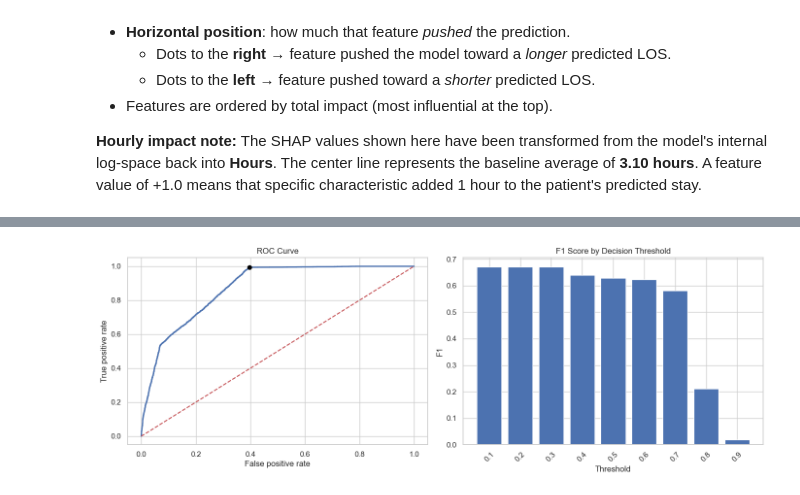
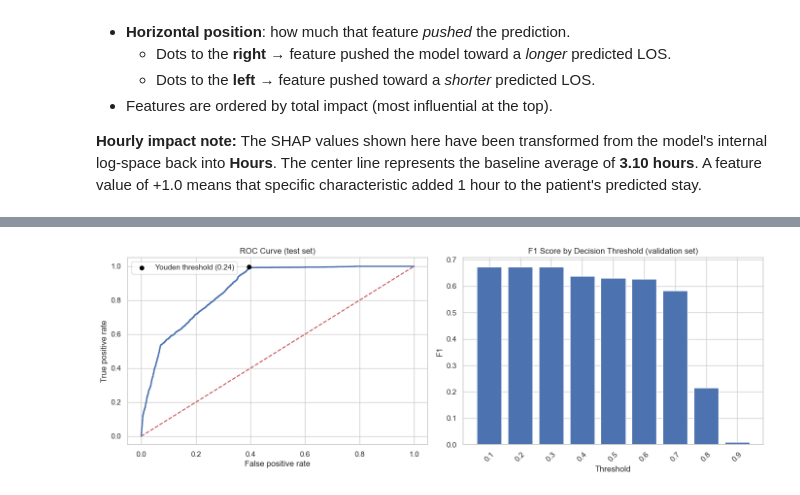
Before and after one commit to dsAlessandro/Emergency-Department-Acuity-Prediction, a Jupyter notebook: length_of_stay_pipeline.ipynb, the cells around one changed output, grey strips where cells are left out. Cells and saved outputs as stored; diff of their text form; code cells hidden in the pictures.

```diff
--- a/length_of_stay_pipeline.ipynb
+++ b/length_of_stay_pipeline.ipynb
@@ -600,7 +600,7 @@ def split_and_engineer_features(X, y, classification=False):
   return X_train, X_val, y_train, y_val, new_cols
 # %%
 X_train_regression, X_val_regression, y_train_regression, y_val_regression, new_cols_regression = split_and_engineer_features(X, y_regression)
-X_train_classification, X_val_classification, y_train_classification, y_val_classification, new_cols_classification = split_and_engineer_features(X, y_classification, classification=True)
+X_train_classification, X_val_test_classification, y_train_classification, y_val_test_classification, new_cols_classification = split_and_engineer_features(X, y_classification, classification=True)
 
 updated_preprocessor = ColumnTransformer([
     ("ord",     OrdinalEncoder(categories=[age_order, mental_order]),
@@ -630,7 +630,11 @@ classification_model = Pipeline([
     ("classifier", classifier)
 ])
 
-prediction_threshold = 0.35
+# Split the validation test for classification into two halves: one for threshold tuning, one held-out for final reporting.
+X_val_classification, X_test_classification, y_val_classification, y_test_classification = train_test_split(
+    X_val_test_classification, y_val_test_classification,
+    test_size=0.5, random_state=RANDOM_STATE, stratify=y_val_test_classification
+)
 # %% [output]
 Features: 62 raw → 102 after engineering (40 added)
 Added: ['pain_not_recorded', 'systolic_bp_missing', 'diastolic_bp_missing', 'mean_arterial_pressure_missing', 'pulse_pressure_missing', 'shock_index_missing', 'respiratory_rate_missing', 'pulse_pressu ...
@@ -1211,65 +1249,60 @@ Calibration by predicted probability decile
 # %%
-from sklearn.metrics import roc_curve
+from collections import Counter
 
-diagnostics_df = pd.DataFrame({
-    "actual": y_val_classification.values,
-    "pred_proba": val_proba,
-    "predicted": val_predictions_classification,
-})
-diagnostics_df["correct"] = diagnostics_df["actual"] == diagnostics_df["predicted"]
-
-thresholds = np.linspace(0.1, 0.9, 9)
-threshold_rows = []
-
-for threshold in thresholds:
-    threshold_pred = (diagnostics_df["pred_proba"] >= threshold).astype(int)
-    threshold_rows.append({
-        "threshold": threshold.round(2),
-        "accuracy": accuracy_score(diagnostics_df["actual"], threshold_pred),
-        "precision": precision_score(diagnostics_df["actual"], threshold_pred, zero_division=0),
-        "recall": recall_score(diagnostics_df["actual"], threshold_pred, zero_division=0),
-        "f1": f1_score(diagnostics_df["actual"], threshold_pred, zero_division=0),
+# Threshold sensitivity on validation set (the set used for selection)
+val_threshold_rows = []
+for threshold in np.linspace(0.1, 0.9, 9):
+    val_pred_t = (val_proba >= threshold).astype(int)
+    val_threshold_rows.append({
+        "threshold": round(float(threshold), 2),
+        "accuracy":  accuracy_score(y_val_classification, val_pred_t),
+        "precision": precision_score(y_val_classification, val_pred_t, zero_division=0),
+        "recall":    recall_score(y_val_classification, val_pred_t, zero_division=0),
+        "f1":        f1_score(y_val_classification, val_pred_t, zero_division=0),
+        "selected":  abs(threshold - prediction_threshold) < 0.06,
     })
 
-threshold_table = pd.DataFrame(threshold_rows)
-print("Threshold sensitivity on validation set")
+threshold_table = pd.DataFrame(val_threshold_rows)
+print("Threshold sensitivity on validation set (Youden threshold row marked)")
 display(threshold_table)
 
-fpr, tpr, roc_thresholds = roc_curve(diagnostics_df["actual"], diagnostics_df["pred_proba"])
-youden_index = tpr - fpr
-best_idx = int(np.argmax(youden_index))
-best_threshold = roc_thresholds[best_idx]
+# --- ROC curve on held-out test set ---
+fpr_test, tpr_test, _ = roc_curve(y_test_classification, test_proba)
+best_fpr = float(fpr_val[best_idx])
+best_tpr = float(tpr_val[best_idx])
 
-print(f"Best Youden threshold: {best_threshold:.3f}")
-print(f"Validation ROC-AUC: {roc_auc_score(diagnostics_df['actual'], diagnostics_df['pred_proba']):.3f}")
+print(f"\nHeld-out test ROC-AUC: {roc_auc_score(y_test_classification, test_proba):.3f}")
 
 fig, axes = plt.subplots(1, 2, figsize=(14, 5))
 
-axes[0].plot(fpr, tpr, linewidth=2)
+axes[0].plot(fpr_test, tpr_test, linewidth=2)
 axes[0].plot([0, 1], [0, 1], "r--", linewidth=1.5)
-axes[0].scatter(fpr[best_idx], tpr[best_idx], color="black", zorder=3)
-axes[0].set_title("ROC Curve")
+axes[0].scatter(best_fpr, best_tpr, color="black", zorder=3, label=f"Youden threshold ({prediction_threshold:.2f})")
+axes[0].legend()
+axes[0].set_title("ROC Curve (test set)")
 axes[0].set_xlabel("False positive rate")
 axes[0].set_ylabel("True positive rate")
 
-if "chief_complaint_raw" in X_val_classification.columns:
-    token_source = X_val_classification.copy()
-    token_source["correct"] = diagnostics_df["correct"].values
+if "chief_complaint_raw" in X_test_classification.columns:
+    token_source = X_test_classification.copy()
+    correct = (test_predictions_classification == y_test_classification.values)
+    token_source["correct"] = correct
     worst_cases = token_source.loc[~token_source["correct"], "chief_complaint_raw"].fillna("").astype(str).str.lower()
     tokens = worst_cases.str.findall(r"[a-z]{3,}").explode()
     stopwords = {
-        "and", "for", "with", "from", "that", "this", "have", "been", "were", "into", "patient", "pain", "the", "she", "his", "her", "you", "not", "but", "are", "was", "had", "has"
+        "and", "for", "with", "from", "that", "this", "have", "been", "were", "into",
+        "patient", "pain", "the", "she", "his", "her", "you", "not", "but", "are", "was", "had", "has"
     }
     tokens = tokens[(tokens.notna()) & (~tokens.isin(stopwords))]
     token_counts = Counter(tokens.tolist())
-    top_tokens_df = pd.DataFrame(token_counts.most_common(10), columns=["token", "count"] )
-    print("Most common complaint tokens among misclassified cases")
+    top_tokens_df = pd.DataFrame(token_counts.most_common(10), columns=["token", "count"])
+    print("Most common complaint tokens among misclassified test cases")
     display(top_tokens_df)
 else:
-    print("chief_complaint_raw not present in X_val, skipping token analysis.")
+    print("chief_complaint_raw not present in X_test_classification, skipping token analysis.")
 
 axes[1].bar(threshold_table["threshold"].astype(str), threshold_table["f1"])
-axes[1].set_title("F1 Score by Decision Threshold")
+axes[1].set_title("F1 Score by Decision Threshold (validation set)")
 axes[1].set_xlabel("Threshold")
 axes[1].set_ylabel("F1")
 axes[1].tick_params(axis="x", rotation=45)
@@ -1305,4 +1337,4 @@ Most common complaint tokens among misclassified cases
-[figure, old version]
+[figure, new version]
 # %% [markdown]
 ## Summary and Clinical Interpretation
 
```
Also changed, not shown: parts of 16 cells of this notebook.
